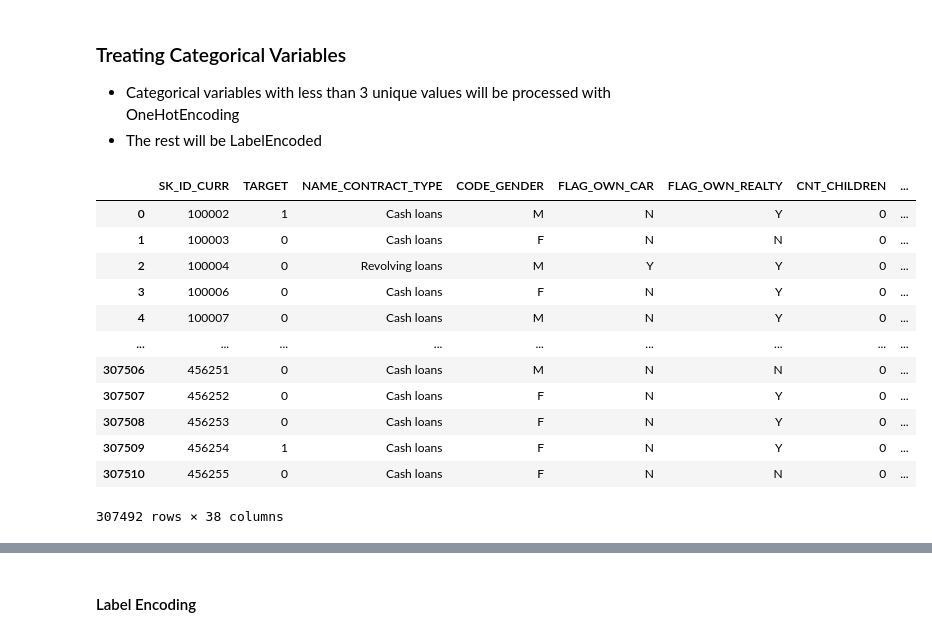
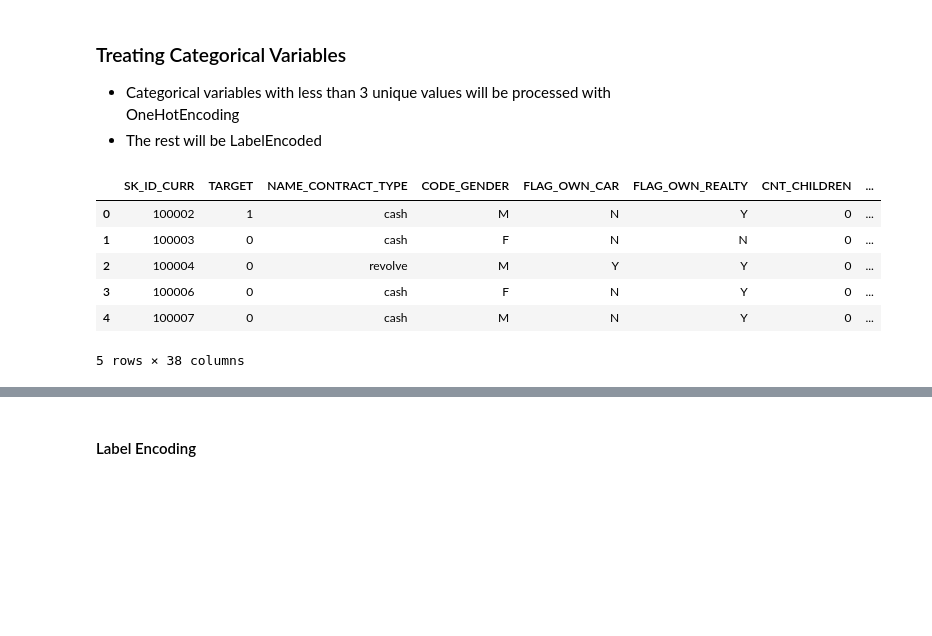
Before and after one commit to aver81/Loan-Defaulter-Classification, a Jupyter notebook: notebooks/LoanDefaulterClassification.ipynb, the cells around one changed output, grey strips where cells are left out. Cells and saved outputs as stored; diff of their text form; code cells hidden in the pictures; blank space fills up the shorter version.

```diff
--- a/notebooks/LoanDefaulterClassification.ipynb
+++ b/notebooks/LoanDefaulterClassification.ipynb
@@ -610,21 +610,15 @@ memory usage: 298.1 MB
 * Categorical variables with less than 3 unique values will be processed with OneHotEncoding
 * The rest will be LabelEncoded
 # %%
-appData
+appData.head()
 # %% [output]
 |  | SK_ID_CURR | TARGET | NAME_CONTRACT_TYPE | CODE_GENDER | FLAG_OWN_CAR | FLAG_OWN_REALTY | CNT_CHILDREN | ... |
-| 0 | 100002 | 1 | Cash loans | M | N | Y | 0 | ... |
-| 1 | 100003 | 0 | Cash loans | F | N | N | 0 | ... |
-| 2 | 100004 | 0 | Revolving loans | M | Y | Y | 0 | ... |
-| 3 | 100006 | 0 | Cash loans | F | N | Y | 0 | ... |
-| 4 | 100007 | 0 | Cash loans | M | N | Y | 0 | ... |
-| ... | ... | ... | ... | ... | ... | ... | ... | ... |
-| 307506 | 456251 | 0 | Cash loans | M | N | N | 0 | ... |
-| 307507 | 456252 | 0 | Cash loans | F | N | Y | 0 | ... |
-| 307508 | 456253 | 0 | Cash loans | F | N | Y | 0 | ... |
-| 307509 | 456254 | 1 | Cash loans | F | N | Y | 0 | ... |
-| 307510 | 456255 | 0 | Cash loans | F | N | N | 0 | ... |
+| 0 | 100002 | 1 | cash | M | N | Y | 0 | ... |
+| 1 | 100003 | 0 | cash | F | N | N | 0 | ... |
+| 2 | 100004 | 0 | revolve | M | Y | Y | 0 | ... |
+| 3 | 100006 | 0 | cash | F | N | Y | 0 | ... |
+| 4 | 100007 | 0 | cash | M | N | Y | 0 | ... |
-307492 rows × 38 columns
+5 rows × 38 columns
 # %%
 oneHotCol,labelEncCol = [],[]
 for col,col_d in zip(appData.columns,appData.dtypes):
```
Also changed, not shown: parts of 13 cells of this notebook, 1 other file.
